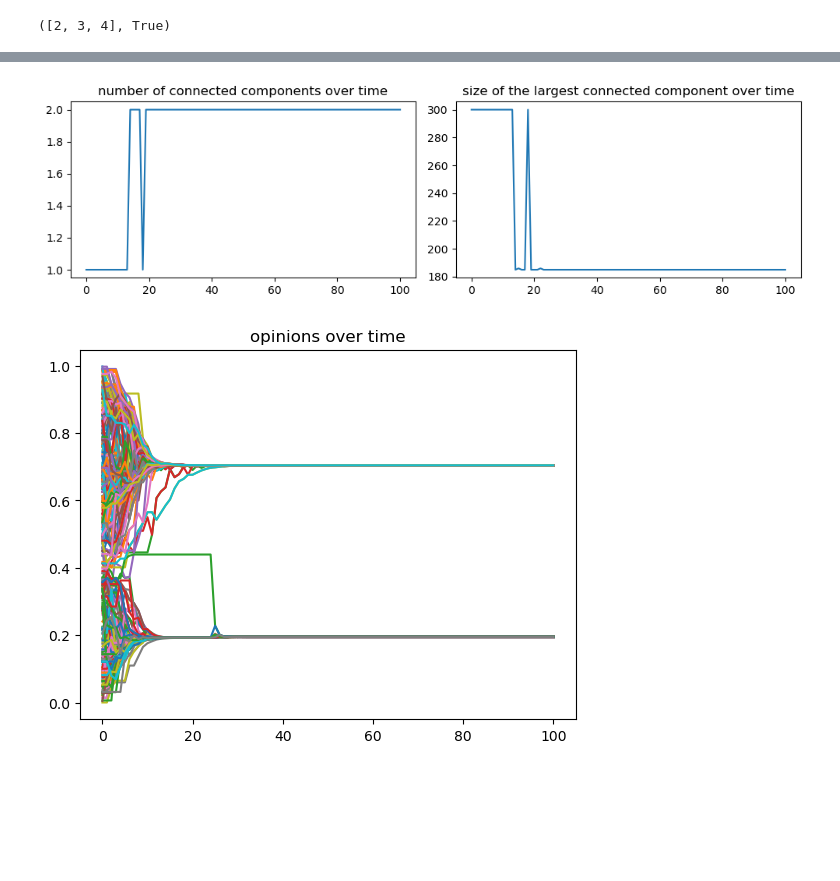
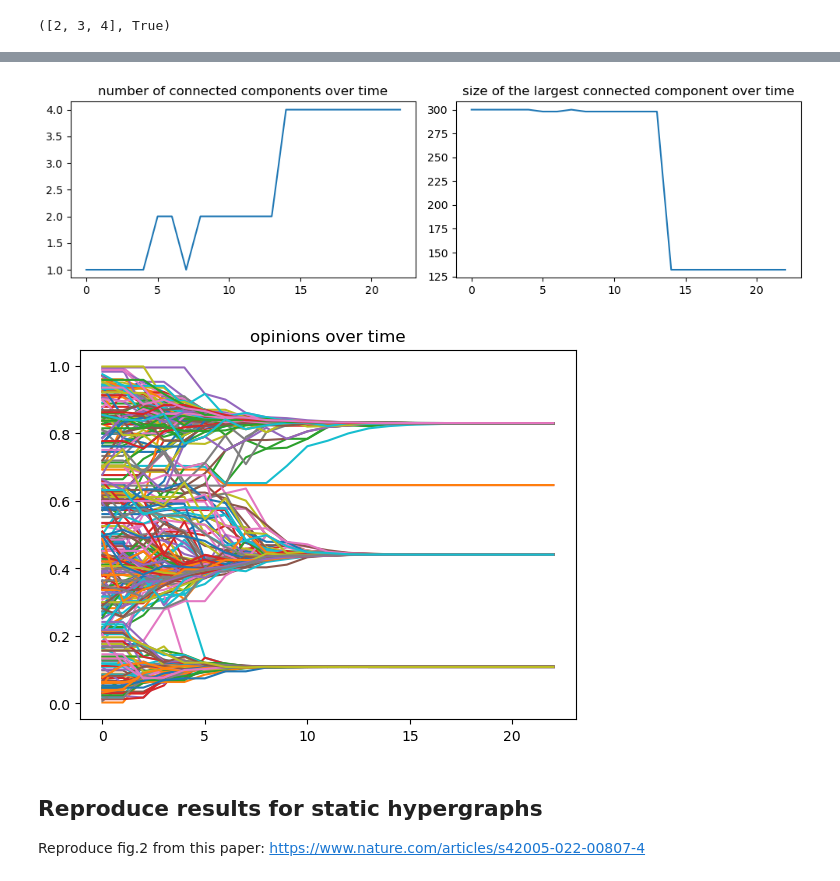
Before and after one commit to cosimoagostinelli/H-or_adaptive_Deffuant, a Jupyter notebook: test.ipynb, the cells around one changed output, grey strips where cells are left out. Saved outputs shown, nothing was run; the diff lists cells and outputs as text; code cells hidden in the pictures; blank space fills up the shorter version.

Commit message:
Add functionalities and tests
Implemented condition to stop the process when convergence is reached.
Added a test to reproduce fig.2 of the paper on Deffuant on static hypergraphs; should be fine.

```diff
--- a/test.ipynb
+++ b/test.ipynb
@@ -17,6 +18,6 @@ Unnamed Hypergraph with 300 nodes and 791 hyperedges
 # %%
 epsilon = 0.1
 Model = HAD_model(epsilon, H.edges.members())
-T = 100
-results = Model.simulate(T)
+results = Model.simulate()
+T = len(results['groups'])
 # %%
@@ -31,10 +32,10 @@ plt.show()
 # %%
 s_avg_t = []
-for t in range(T+1):
+for t in range(T):
     sizes_t = [len(group) for group in results['groups'][t]]
     s_avg_t.append(np.mean(sizes_t))
 
-plt.plot(range(T+1), s_avg_t)
+plt.plot(range(T), s_avg_t)
 plt.title('avg size of groups over time')
 plt.show()
 # %% [output]
@@ -53,29 +54,33 @@ plt.show()
 # %%
 ncc = []
 s_cc = []
-for t in range(T+1):
+for t in range(T):
     hedges = results['groups'][t]
     h = xgi.Hypergraph(hedges)
     # list of connected components
     cc = [j for j in xgi.connected_components(h)]
     ncc.append(len(cc))
     size_largest_cc = max([len(i) for i in cc])
     s_cc.append(size_largest_cc)
 
 fig, axs = plt.subplots(1,2, figsize=(10,3))
 axs[0].plot(ncc)
 axs[0].set_title('number of connected components over time')
 axs[1].plot(s_cc)
 axs[1].set_title('size of the largest connected component over time')
 
 plt.tight_layout()
 plt.show()
 # %% [output]
-[figure, old version]
+[figure, new version]
 # %%
 for n in H.nodes:
     plt.plot(results['opinions'][n])
 plt.title('opinions over time')
 plt.show()
 # %% [output]
-[figure, old version]
+[figure, new version]
+# %% [markdown]
+## Reproduce results for static hypergraphs
+
+Reproduce fig.2 from this paper: https://www.nature.com/articles/s42005-022-00807-4
```
Also changed, not shown: parts of 6 cells of this notebook, 1 other file.
